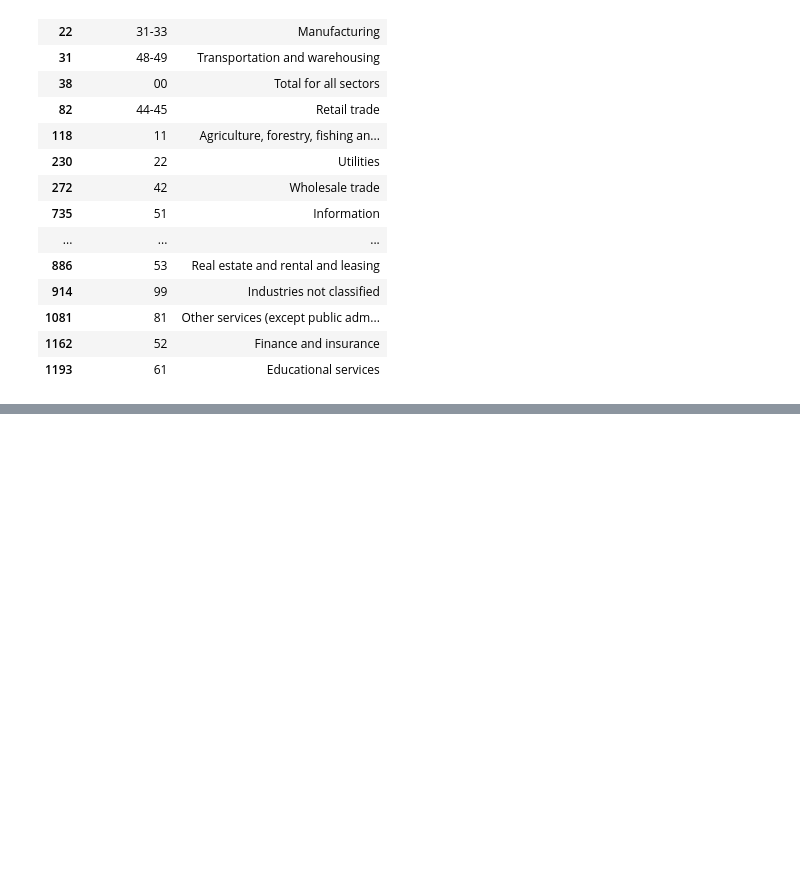
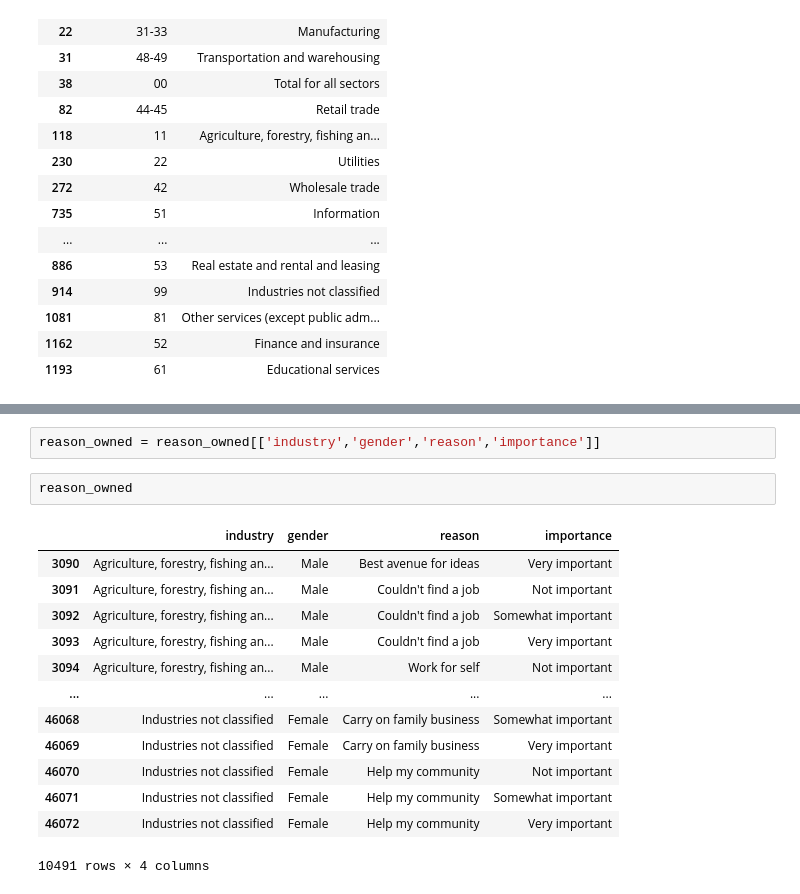
Before and after one commit to jedc4xer/group_census_exercise, a Jupyter notebook: data_exploration.ipynb, the cells around one changed output, grey strips where cells are left out. Saved outputs shown, nothing was run; the diff lists cells and outputs as text; blank space fills up the shorter version.

```diff
--- a/data_exploration.ipynb
+++ b/data_exploration.ipynb
@@ -261,0 +275,18 @@ sns.despine(left = True, bottom = True)
+# %%
+reason_owned = reason_owned[['industry','gender','reason','importance']]
+# %%
+reason_owned
+# %% [output]
+|  | industry | gender | reason | importance |
+| 3090 | Agriculture, forestry, fishing an... | Male | Best avenue for ideas | Very important |
+| 3091 | Agriculture, forestry, fishing an... | Male | Couldn't find a job | Not important |
+| 3092 | Agriculture, forestry, fishing an... | Male | Couldn't find a job | Somewhat important |
+| 3093 | Agriculture, forestry, fishing an... | Male | Couldn't find a job | Very important |
+| 3094 | Agriculture, forestry, fishing an... | Male | Work for self | Not important |
+| ... | ... | ... | ... | ... |
+| 46068 | Industries not classified | Female | Carry on family business | Somewhat important |
+| 46069 | Industries not classified | Female | Carry on family business | Very important |
+| 46070 | Industries not classified | Female | Help my community | Not important |
+| 46071 | Industries not classified | Female | Help my community | Somewhat important |
+| 46072 | Industries not classified | Female | Help my community | Very important |
+10491 rows × 4 columns
```
Also changed, not shown: parts of 10 cells of this notebook.
